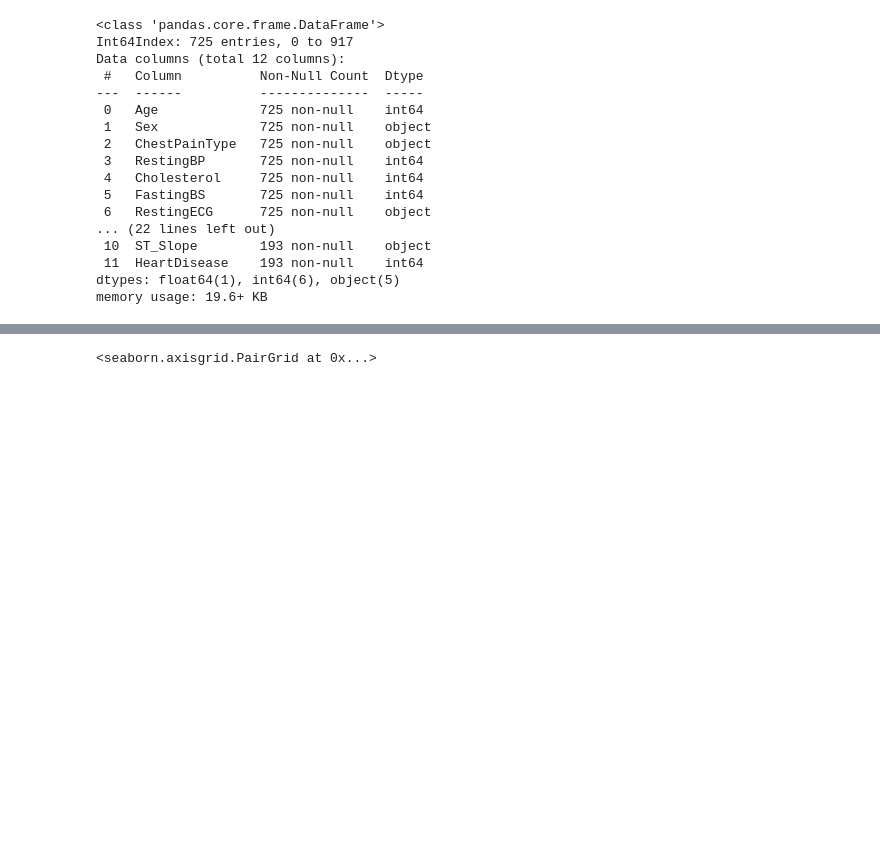
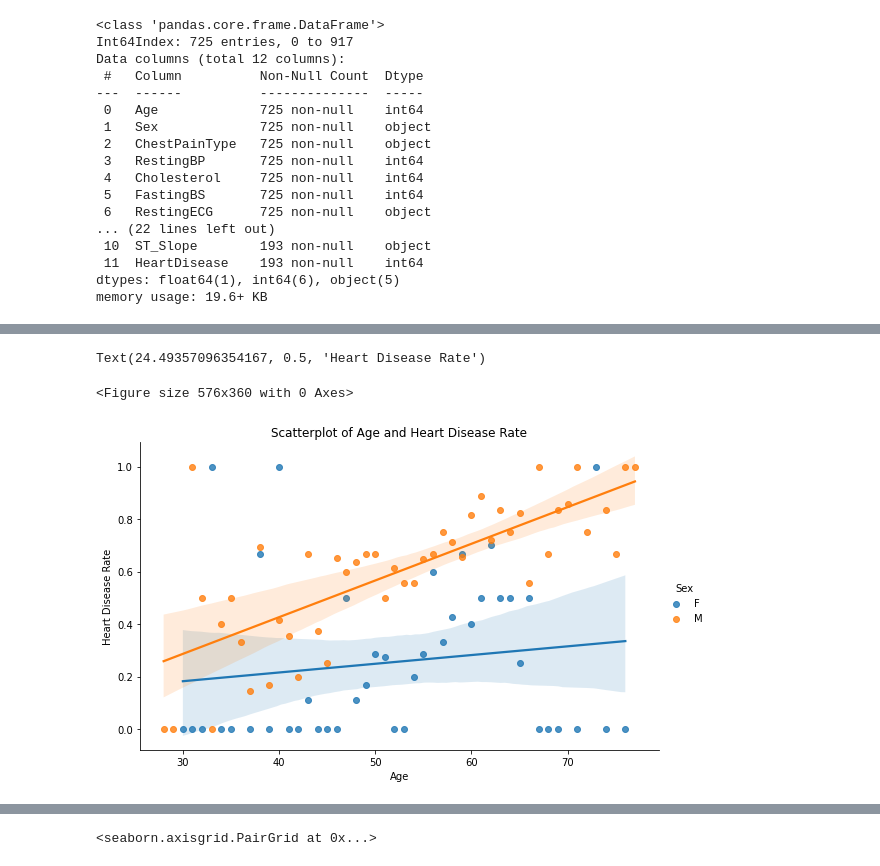
Before and after one commit to rskpdev/ECE-143-Project, a Jupyter notebook: notebooks/ece143project.ipynb, the cells around one changed output, grey strips where cells are left out. Saved outputs shown, nothing was run; the diff lists cells and outputs as text; code cells hidden in the pictures; blank space fills up the shorter version.

```diff
--- a/notebooks/ece143project.ipynb
+++ b/notebooks/ece143project.ipynb
@@ -284,0 +279,13 @@ female_data.describe()
+# %%
+age_data = df[['Sex','Age','HeartDisease']].value_counts().unstack().rename(columns={0:"no", 1:"yes"})
+age_data.fillna(0.0,inplace=True)
+age_data['percent']=age_data.apply(lambda x:x.yes/(x.no+x.yes) ,axis=1)
+age_data.reset_index(inplace=True)
+plt.figure(figsize=(8,5))
+sns.lmplot(x='Age', y='percent', data=age_data, hue='Sex', height=5, aspect=1.6)
+plt.title('Scatterplot of Age and Heart Disease Rate')
+plt.ylabel('Heart Disease Rate')
+# %% [output]
+Text(24.49357096354167, 0.5, 'Heart Disease Rate')
+<Figure size 576x360 with 0 Axes>
+[figure, added]
```
Also changed, not shown: parts of 8 cells of this notebook.
